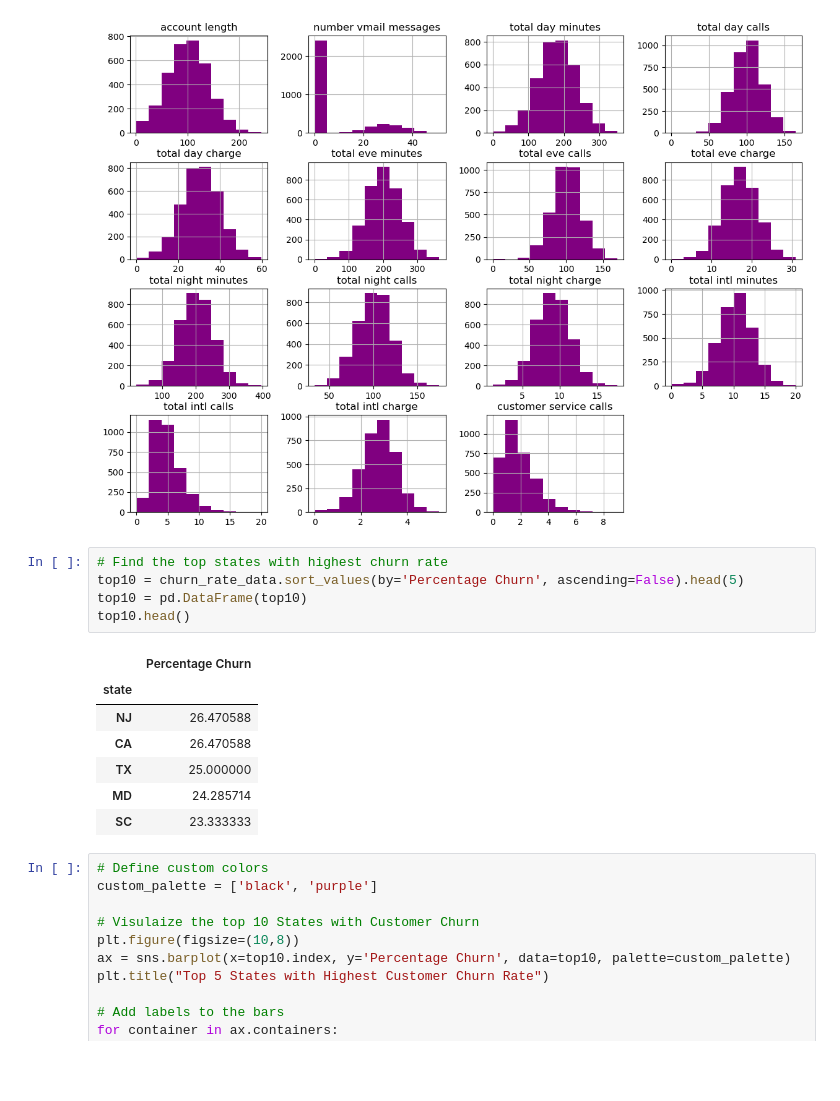
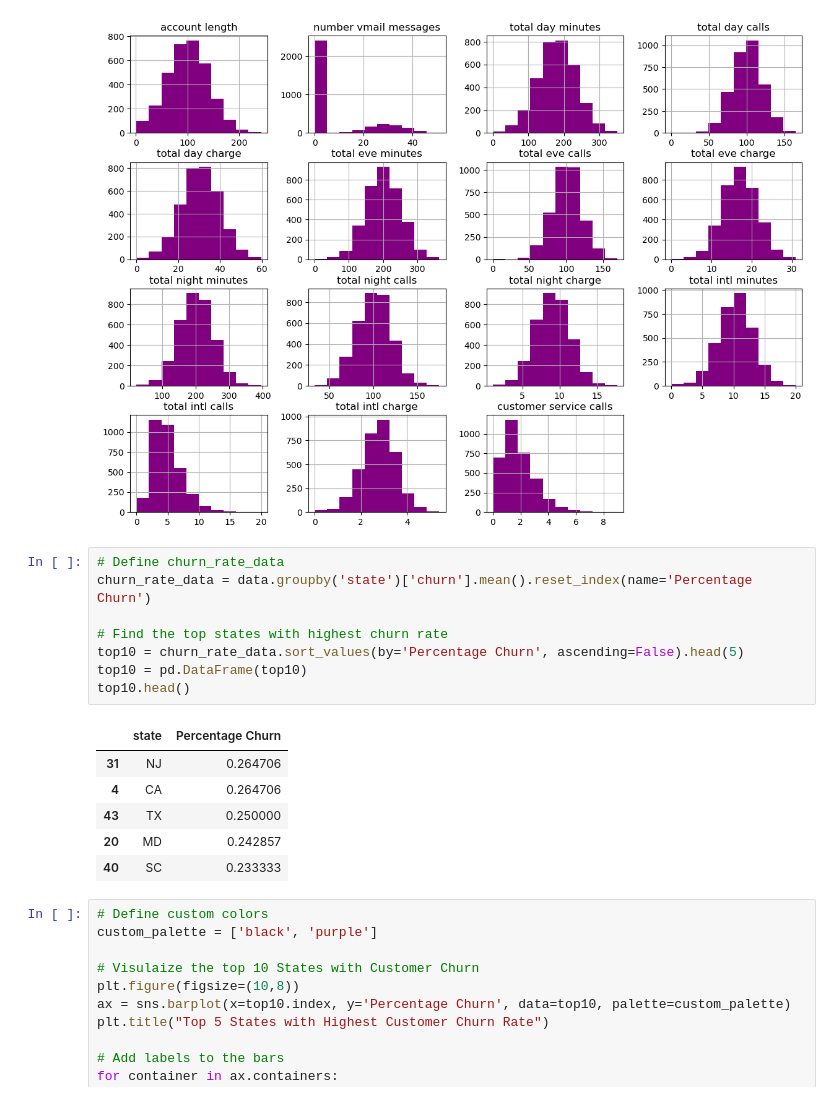
Before and after one commit to kendicynthia/Phase-3-project-, a Jupyter notebook: customer churn.ipynb, the cells around one changed output. Drawn from its saved outputs; the diff is of its cells as text; blank space fills up the shorter version.

```diff
--- a/customer churn.ipynb
+++ b/customer churn.ipynb
@@ -253,18 +301,20 @@ data.drop(columns='churn').hist(figsize=(14,10), color='purple');
 # %% [output]
 [figure]
 # %%
+# Define churn_rate_data
+churn_rate_data = data.groupby('state')['churn'].mean().reset_index(name='Percentage Churn')
+
 # Find the top states with highest churn rate
 top10 = churn_rate_data.sort_values(by='Percentage Churn', ascending=False).head(5)
 top10 = pd.DataFrame(top10)
 top10.head()
 # %% [output]
-|  | Percentage Churn |
-| state |  |
-| NJ | 26.470588 |
-| CA | 26.470588 |
-| TX | 25.000000 |
-| MD | 24.285714 |
-| SC | 23.333333 |
+|  | state | Percentage Churn |
+| 31 | NJ | 0.264706 |
+| 4 | CA | 0.264706 |
+| 43 | TX | 0.250000 |
+| 20 | MD | 0.242857 |
+| 40 | SC | 0.233333 |
 # %%
 # Define custom colors
 custom_palette = ['black', 'purple']
```
Also changed, not shown: parts of 45 cells of this notebook, 1 other file.
